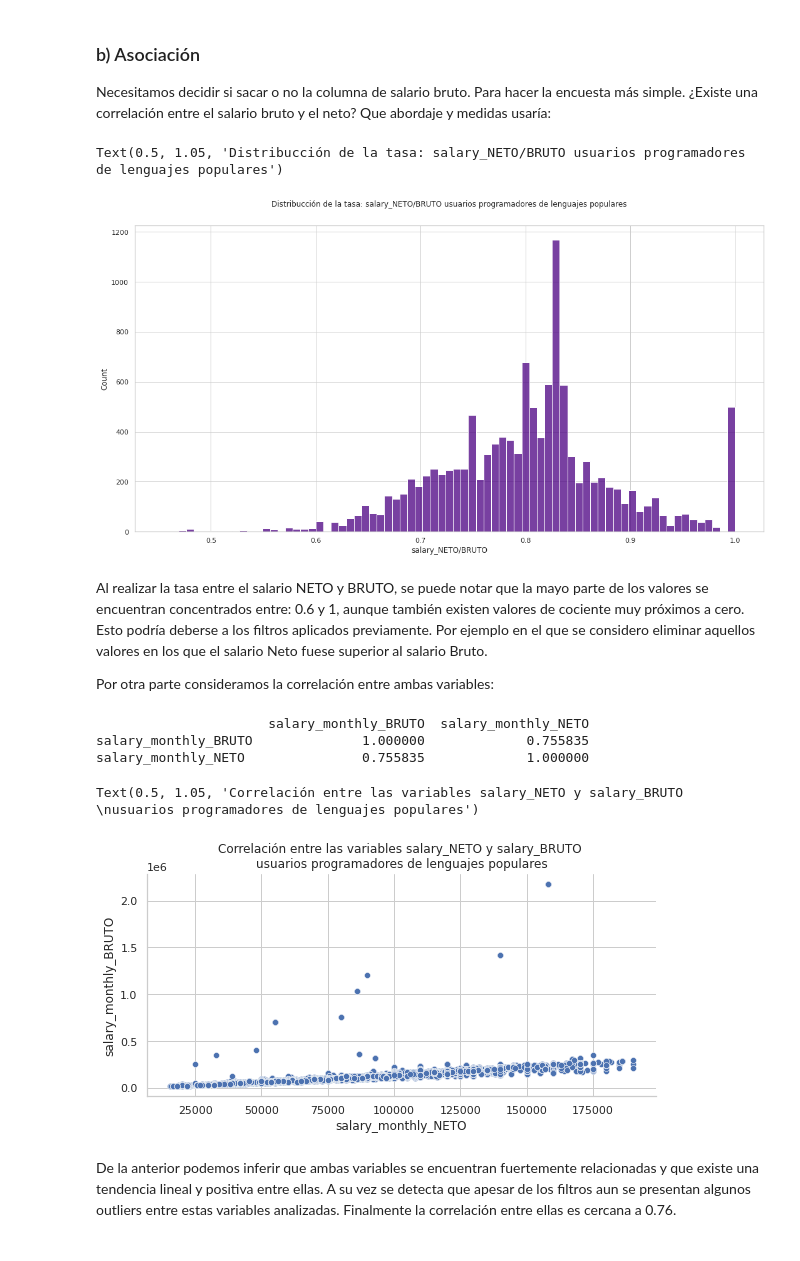
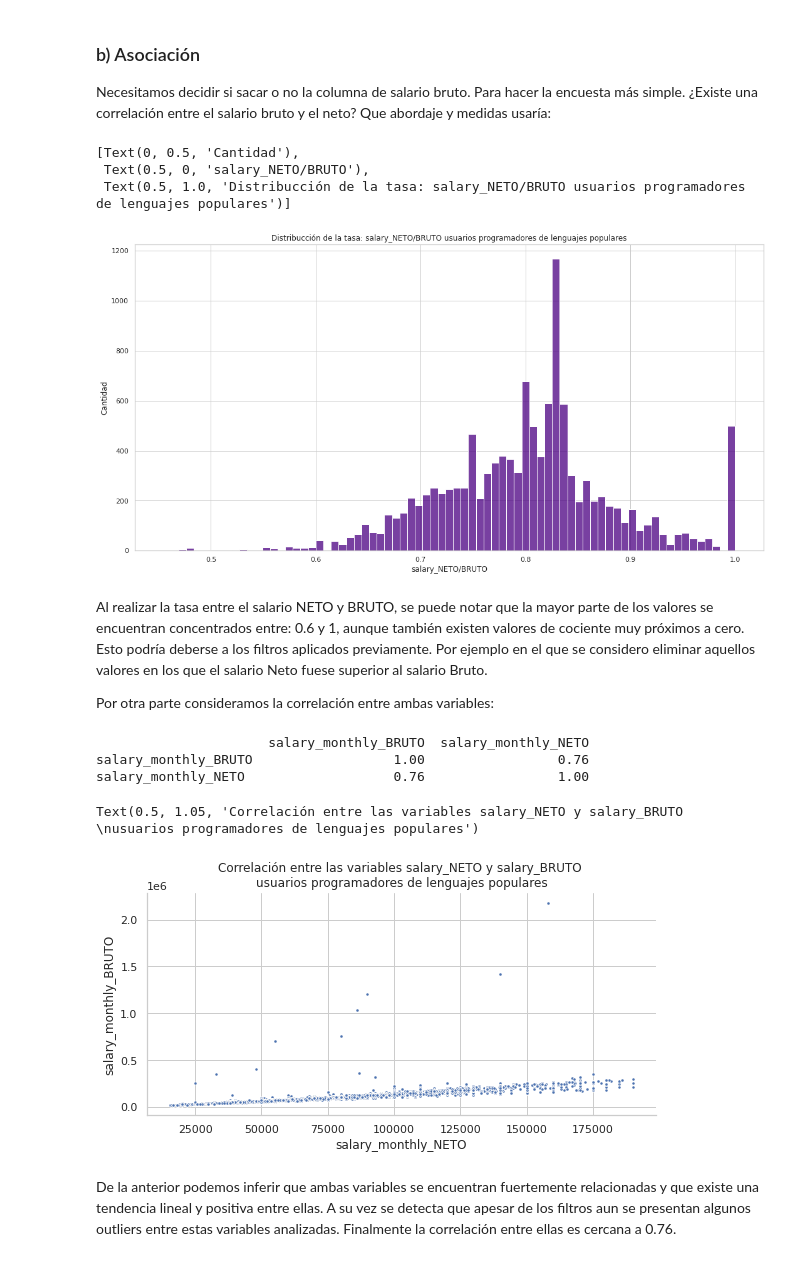
Before and after one commit to argennof/Data_A-V_2022, a Jupyter notebook: Grupo_24_Entregable_Parte_1.ipynb, the cells around one changed output. Saved outputs shown, nothing was run; the diff lists cells and outputs as text; code cells hidden in the pictures.

```diff
--- a/Grupo_24_Entregable_Parte_1.ipynb
+++ b/Grupo_24_Entregable_Parte_1.ipynb
@@ -106,7 +107,8 @@ Name: tools_programming_languages, Length: 6095, dtype: object
 #### * Selección de las columnas relevantes:
 # %%
 relevant_columns = ['tools_programming_languages', 'salary_monthly_NETO', 'salary_monthly_BRUTO','work_contract_type',
-                    'profile_gender', 'profile_has_disabilities' ,'profile_years_experience', 'work_years_in_company', 'profile_studies_level']
+                    'profile_gender', 'profile_has_disabilities' ,'profile_years_experience', 'work_years_in_company',
+                    'profile_studies_level', 'salary_in_usd']
 # %% [markdown]
 #### * Limpieza del conjunto base:
 # %%
@@ -554,3 +556,7 @@ df_has_disa
+# %%
+# Ademas creamos una columna que determina si el encuestado menciona que su salario se encuentra dolarizado
+df_without_outliers['salary_is_usd_bool'] = ~df_without_outliers.salary_in_usd.isna()
+#df_without_outliers.salary_is_usd_bool.value_counts()
 # %% [markdown]
 Dado que los registros se encuentran duplicados (pues representan los posibles lenguajes de programación que el encuestado maneja), eliminaremos los mismos usando la columna indice.
 # %%
@@ -597,34 +602,38 @@ Necesitamos decidir si sacar o no la columna de salario bruto. Para hacer la enc
 # %%
 # Creamos un tasa entre el Neto y el salario Bruto:
 df_without_outliers['salary_NETO/BRUTO'] = df_without_outliers['salary_monthly_NETO']/df_without_outliers['salary_monthly_BRUTO']
 
 # Acotamos a la region de interes:
 df_acotado = df_without_outliers[(df_without_outliers['salary_NETO/BRUTO']>0.45) & (df_without_outliers['salary_NETO/BRUTO']<1.3)]
 fig = plt.figure(figsize=(18, 9))
 
 # Visualizamos la distribucion de la tasa -salary_NETO/BRUTO-:
-seaborn.histplot(df_acotado['salary_NETO/BRUTO'], bins=75, color = 'indigo')
-plt.title('Distribucción de la tasa: salary_NETO/BRUTO usuarios programadores de lenguajes populares', loc='center',  y = 1.05)
+seaborn.histplot(df_acotado['salary_NETO/BRUTO'], bins=75, color = 'indigo').set(title='Distribucción de la tasa: salary_NETO/BRUTO usuarios programadores de lenguajes populares',
+                                                       xlabel='salary_NETO/BRUTO', ylabel='Cantidad')
 # %% [output]
-Text(0.5, 1.05, 'Distribucción de la tasa: salary_NETO/BRUTO usuarios programadores de lenguajes populares')
+[Text(0, 0.5, 'Cantidad'),
+ Text(0.5, 0, 'salary_NETO/BRUTO'),
+ Text(0.5, 1.0, 'Distribucción de la tasa: salary_NETO/BRUTO usuarios programadores de lenguajes populares')]
-[figure, old version]
+[figure, new version]
 # %% [markdown]
-Al realizar la tasa entre el salario NETO y BRUTO, se puede notar que la mayo parte de los valores se encuentran concentrados entre: 0.6 y 1, aunque también existen valores de cociente muy próximos a cero. Esto podría deberse a los filtros aplicados previamente. Por ejemplo en el que se considero eliminar aquellos valores en los que el salario Neto fuese superior al salario Bruto.
+Al realizar la tasa entre el salario NETO y BRUTO, se puede notar que la mayor parte de los valores se encuentran concentrados entre: 0.6 y 1, aunque también existen valores de cociente muy próximos a cero. Esto podría deberse a los filtros aplicados previamente. Por ejemplo en el que se considero eliminar aquellos valores en los que el salario Neto fuese superior al salario Bruto.
 
 Por otra parte consideramos la correlación entre ambas variables:
 # %%
 correla_var = df_without_outliers[['salary_monthly_BRUTO', 'salary_monthly_NETO']].corr()
-print(correla_var)
+print(round(correla_var,2))
 # %% [output]
                       salary_monthly_BRUTO  salary_monthly_NETO
-salary_monthly_BRUTO              1.000000             0.755835
-salary_monthly_NETO               0.755835             1.000000
+salary_monthly_BRUTO                  1.00                 0.76
+salary_monthly_NETO                   0.76                 1.00
 # %%
-seaborn.pairplot(data=df_without_outliers, y_vars=['salary_monthly_BRUTO'], x_vars=['salary_monthly_NETO'],  aspect=2, height=4)
-plt.title('Correlación entre las variables salary_NETO y salary_BRUTO \nusuarios programadores de lenguajes populares', loc='center',  y = 1.05)
+seaborn.pairplot(data=df_without_outliers, y_vars=['salary_monthly_BRUTO'], markers='.',palette='Set3',
+                 x_vars=['salary_monthly_NETO'], aspect=2, height=4)
+plt.title('Correlación entre las variables salary_NETO y salary_BRUTO \nusuarios programadores de lenguajes populares',
+          loc='center',  y = 1.05)
 # %% [output]
 Text(0.5, 1.05, 'Correlación entre las variables salary_NETO y salary_BRUTO \nusuarios programadores de lenguajes populares')
-[figure, old version]
+[figure, new version]
 # %% [markdown]
 De la anterior podemos inferir que ambas variables se encuentran fuertemente relacionadas y que existe una tendencia lineal y positiva entre ellas. A su vez se detecta que apesar de los filtros aun se presentan algunos outliers entre estas variables analizadas. Finalmente la correlación entre ellas es cercana a 0.76.
 # %% [markdown]
```
Also changed, not shown: parts of 13 cells of this notebook.
